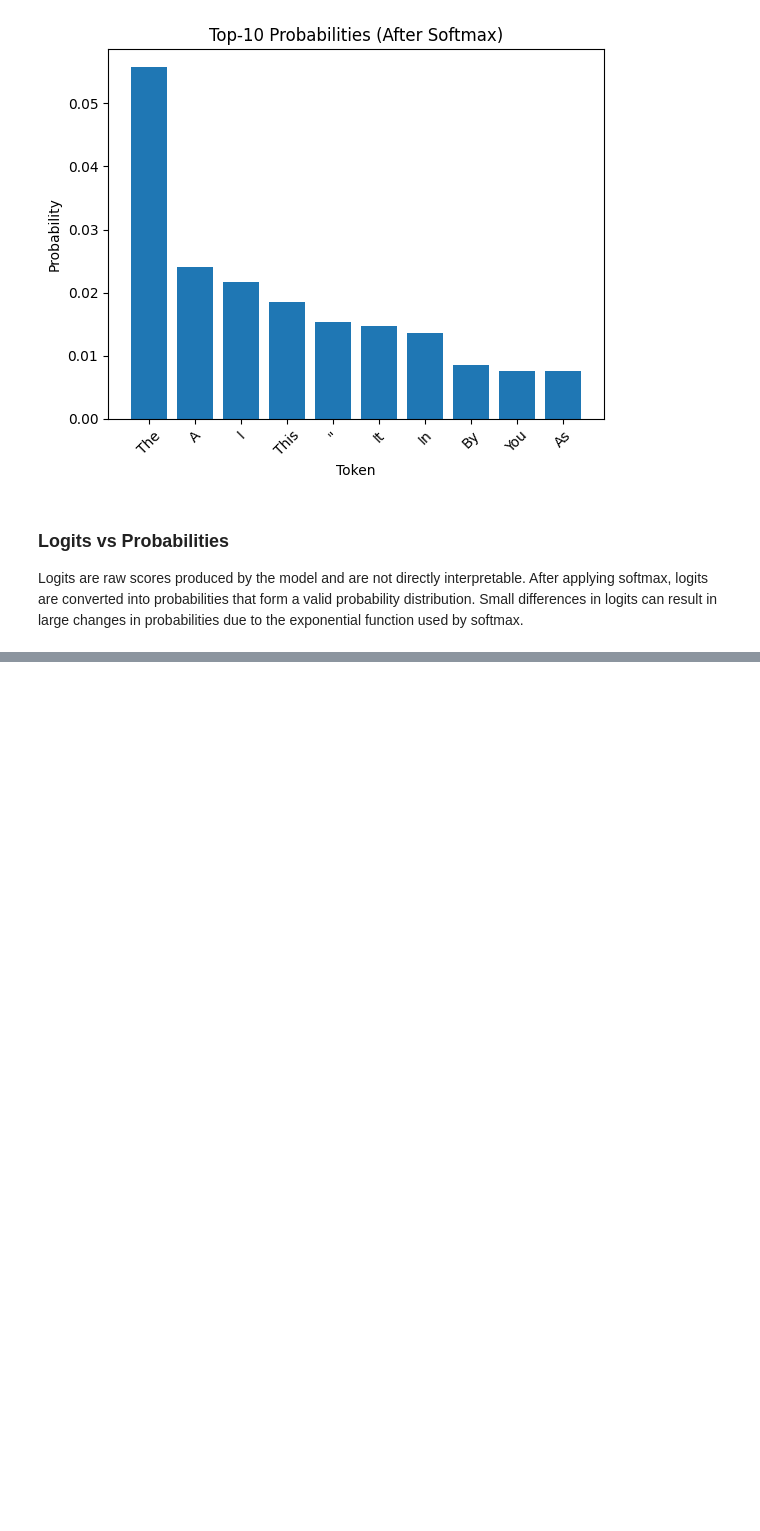
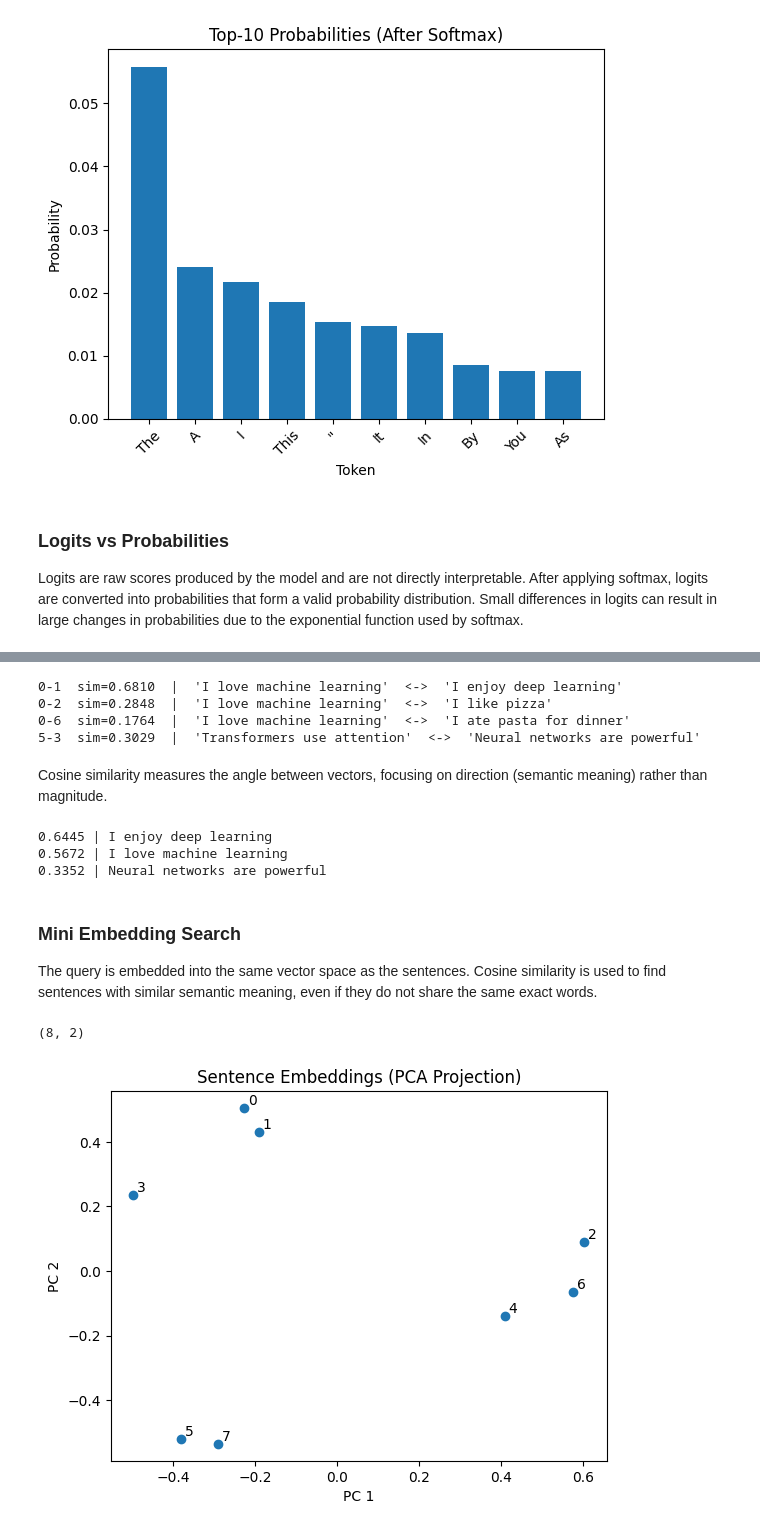
Before and after one commit to KamelHawila/company-knowledge-assistant, a Jupyter notebook: notebooks/01_llm_fundamentals.ipynb, the cells around one changed output, grey strips where cells are left out. Cells and saved outputs as stored; diff of their text form; code cells hidden in the pictures; blank space fills up the shorter version.

Commit message:
Complete Phase 1: embeddings, similarity search, and PCA visualization

```diff
--- a/notebooks/01_llm_fundamentals.ipynb
+++ b/notebooks/01_llm_fundamentals.ipynb
@@ -384,0 +432,4 @@ in probabilities due to the exponential function used by softmax.
+# %%
+emb = embed_model.encode(sentences, convert_to_tensor=True) #torch tensor
+print("embeddings shape:", emb.shape) # (num_sentences, dim)
+emb[:2]
@@ -384,0 +463,24 @@ in probabilities due to the exponential function used by softmax.
+# %%
+def cosine_similarity(a: torch.Tensor, b: torch.Tensor) -> torch.Tensor:
+    # a: (dim,), b: (dim,)
+    dot = torch.sum(a * b)
+    denom = torch.norm(a) * torch.norm(b)
+    return dot / denom
+# %%
+pairs = [
+    (0, 1),  # similar: ML vs deep learning
+    (0, 2),  # less similar: ML vs pizza
+    (0, 6),  # less similar: ML vs pasta
+    (5, 3),  # related-ish: transformers vs neural networks
+]
+
+for i, j in pairs:
+    sim = cosine_similarity(emb[i], emb[j]).item()
+    print(f"{i}-{j}  sim={sim:.4f}  |  '{sentences[i]}'  <->  '{sentences[j]}'")
+# %% [output]
+0-1  sim=0.6810  |  'I love machine learning'  <->  'I enjoy deep learning'
+0-2  sim=0.2848  |  'I love machine learning'  <->  'I like pizza'
+0-6  sim=0.1764  |  'I love machine learning'  <->  'I ate pasta for dinner'
+5-3  sim=0.3029  |  'Transformers use attention'  <->  'Neural networks are powerful'
+# %% [markdown]
+Cosine similarity measures the angle between vectors, focusing on direction (semantic meaning) rather than magnitude.
@@ -384,0 +508,39 @@ in probabilities due to the exponential function used by softmax.
+# %%
+query = "I enjoy studying artificial intelligence"
+
+results = embedding_search(query, sentences, emb, top_k=3)
+
+for text, score in results:
+    print(f"{score:.4f} | {text}")
+# %% [output]
+0.6445 | I enjoy deep learning
+0.5672 | I love machine learning
+0.3352 | Neural networks are powerful
+# %% [markdown]
+### Mini Embedding Search
+
+The query is embedded into the same vector space as the sentences.
+Cosine similarity is used to find sentences with similar semantic meaning,
+even if they do not share the same exact words.
+# %%
+from sklearn.decomposition import PCA
+
+pca = PCA(n_components=2)
+emb_2d = pca.fit_transform(emb.cpu().numpy())
+
+emb_2d.shape
+# %% [output]
+(8, 2)
+# %%
+plt.figure()
+plt.scatter(emb_2d[:, 0], emb_2d[:, 1])
+
+for i, txt in enumerate(sentences):
+    plt.text(emb_2d[i, 0] + 0.01, emb_2d[i, 1] + 0.01, str(i))
+
+plt.title("Sentence Embeddings (PCA Projection)")
+plt.xlabel("PC 1")
+plt.ylabel("PC 2")
+plt.show()
+# %% [output]
+[figure, added]
```
Also changed, not shown: parts of 8 cells of this notebook, 1 other file.
